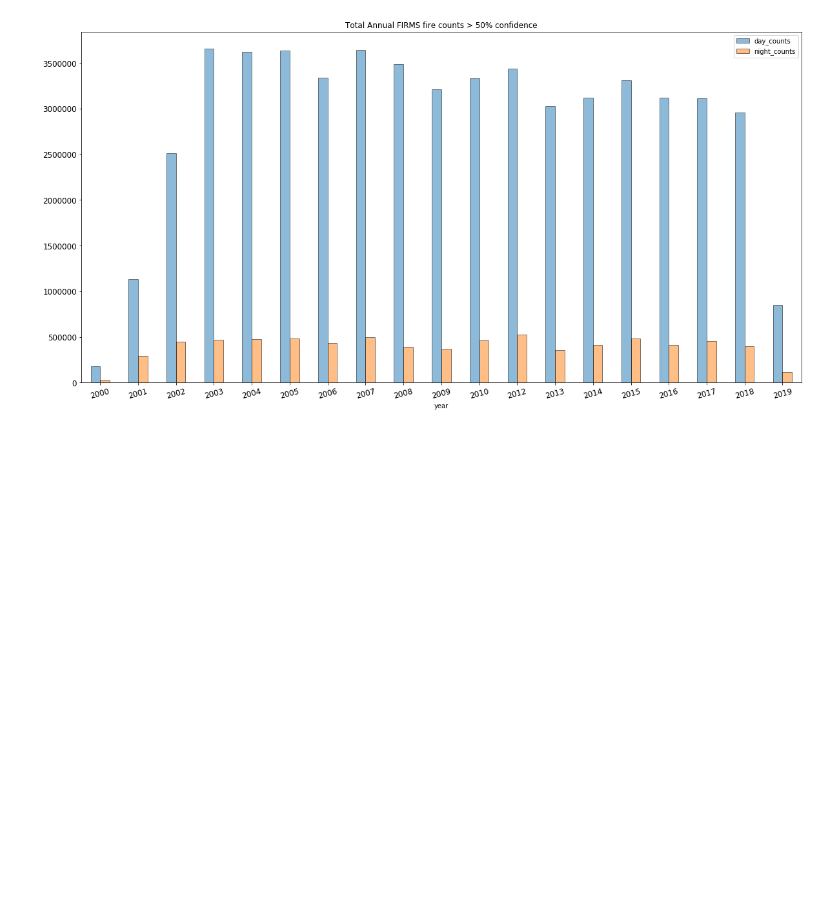
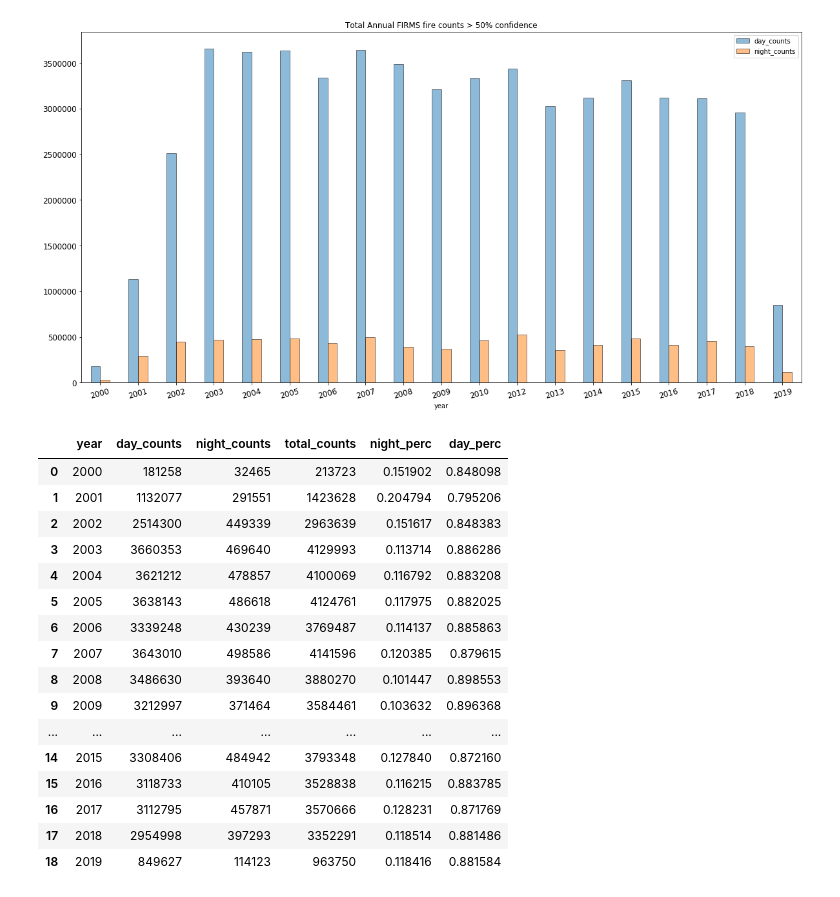
Before and after one commit to earthlab/night_fire, a Jupyter notebook: notebooks/load_pickle.ipynb, the cells around one changed output. Saved outputs shown, nothing was run; the diff lists cells and outputs as text; code cells hidden in the pictures; blank space fills up the shorter version.

```diff
--- a/notebooks/load_pickle.ipynb
+++ b/notebooks/load_pickle.ipynb
@@ -69,0 +72,23 @@ df.plot(kind='bar', x='year', y=['day_counts', 'night_counts'],
+# %%
+df_perc['total_counts'] = df_perc['day_counts'] + df_perc['night_counts']
+df_perc['night_perc'] = df_perc['night_counts'] / df_perc['total_counts']
+df_perc['day_perc'] = df_perc['day_counts'] / df_perc['total_counts']
+df_perc
+# %% [output]
+|  | year | day_counts | night_counts | total_counts | night_perc | day_perc |
+| 0 | 2000 | 181258 | 32465 | 213723 | 0.151902 | 0.848098 |
+| 1 | 2001 | 1132077 | 291551 | 1423628 | 0.204794 | 0.795206 |
+| 2 | 2002 | 2514300 | 449339 | 2963639 | 0.151617 | 0.848383 |
+| 3 | 2003 | 3660353 | 469640 | 4129993 | 0.113714 | 0.886286 |
+| 4 | 2004 | 3621212 | 478857 | 4100069 | 0.116792 | 0.883208 |
+| 5 | 2005 | 3638143 | 486618 | 4124761 | 0.117975 | 0.882025 |
+| 6 | 2006 | 3339248 | 430239 | 3769487 | 0.114137 | 0.885863 |
+| 7 | 2007 | 3643010 | 498586 | 4141596 | 0.120385 | 0.879615 |
+| 8 | 2008 | 3486630 | 393640 | 3880270 | 0.101447 | 0.898553 |
+| 9 | 2009 | 3212997 | 371464 | 3584461 | 0.103632 | 0.896368 |
+| ... | ... | ... | ... | ... | ... | ... |
+| 14 | 2015 | 3308406 | 484942 | 3793348 | 0.127840 | 0.872160 |
+| 15 | 2016 | 3118733 | 410105 | 3528838 | 0.116215 | 0.883785 |
+| 16 | 2017 | 3112795 | 457871 | 3570666 | 0.128231 | 0.871769 |
+| 17 | 2018 | 2954998 | 397293 | 3352291 | 0.118514 | 0.881486 |
+| 18 | 2019 | 849627 | 114123 | 963750 | 0.118416 | 0.881584 |
```
Also changed, not shown: parts of 7 cells of this notebook, 6 other files.
